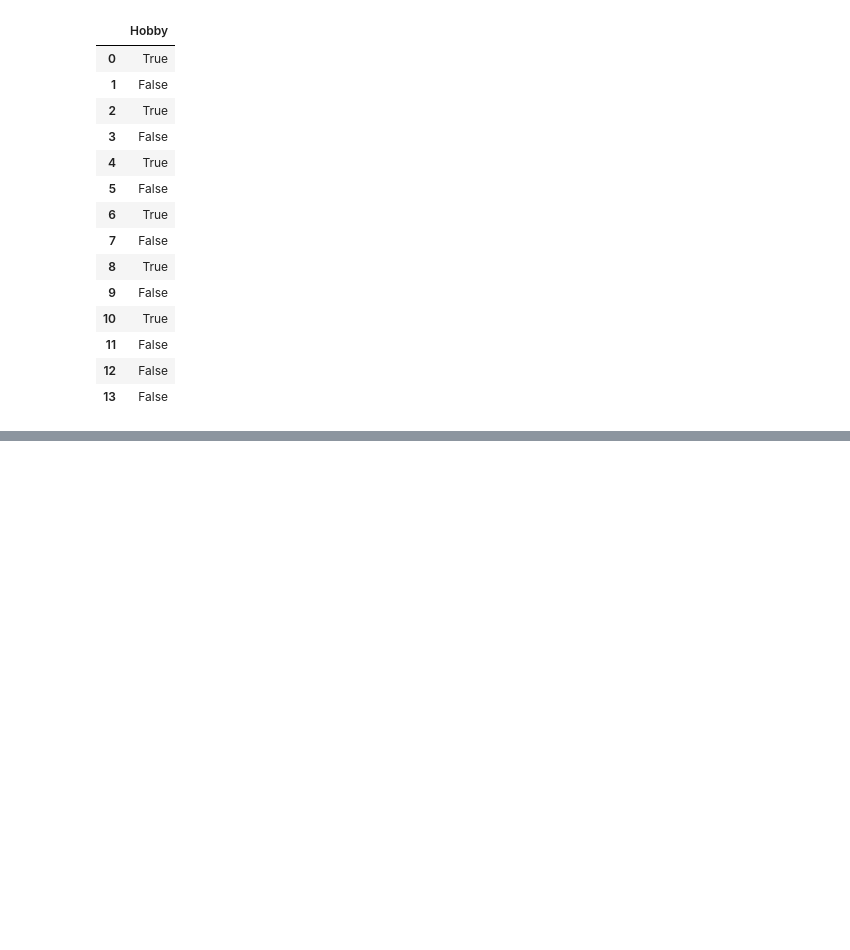
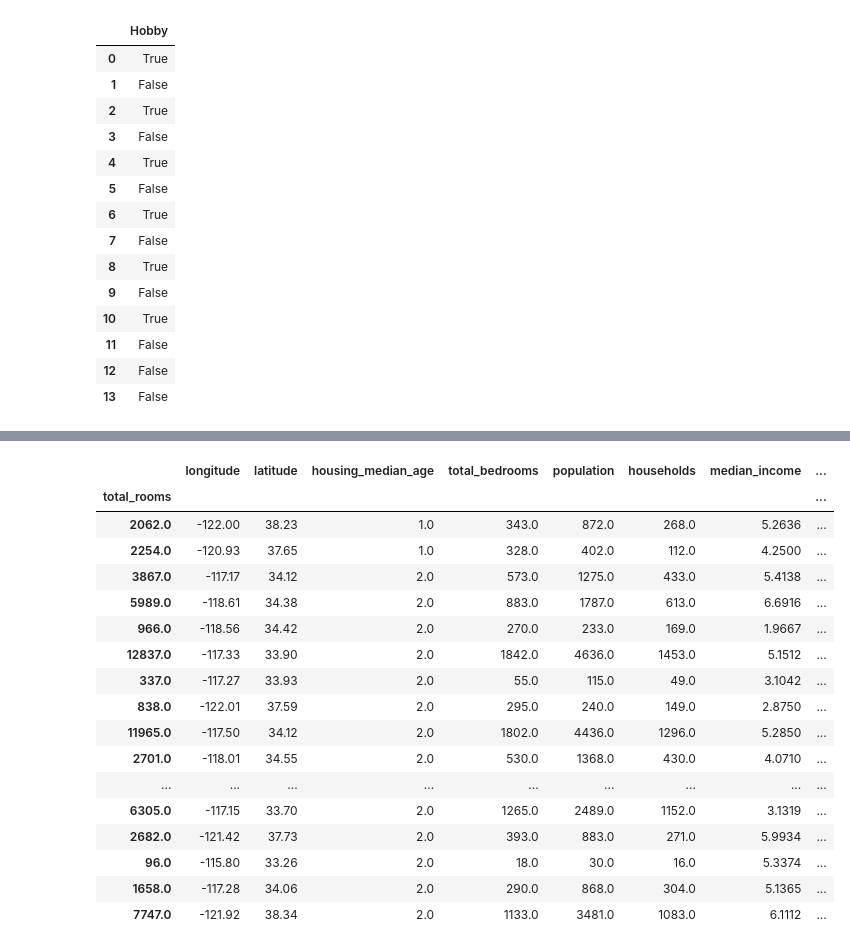
Before and after one commit to christinezuzart/Learning, a Jupyter notebook: Pandas_Refresher.ipynb, the cells around one changed output, grey strips where cells are left out. Cells and saved outputs as stored; diff of their text form; code cells hidden in the pictures; blank space fills up the shorter version.

```diff
--- a/Pandas_Refresher.ipynb
+++ b/Pandas_Refresher.ipynb
@@ -887,0 +1106,21 @@ df_sample
+# %%
+df.sort_values(by='housing_median_age').head(50)
+# %% [output]
+|  | longitude | latitude | housing_median_age | total_bedrooms | population | households | median_income | ... |
+| total_rooms |  |  |  |  |  |  |  | ... |
+| 2062.0 | -122.00 | 38.23 | 1.0 | 343.0 | 872.0 | 268.0 | 5.2636 | ... |
+| 2254.0 | -120.93 | 37.65 | 1.0 | 328.0 | 402.0 | 112.0 | 4.2500 | ... |
+| 3867.0 | -117.17 | 34.12 | 2.0 | 573.0 | 1275.0 | 433.0 | 5.4138 | ... |
+| 5989.0 | -118.61 | 34.38 | 2.0 | 883.0 | 1787.0 | 613.0 | 6.6916 | ... |
+| 966.0 | -118.56 | 34.42 | 2.0 | 270.0 | 233.0 | 169.0 | 1.9667 | ... |
+| 12837.0 | -117.33 | 33.90 | 2.0 | 1842.0 | 4636.0 | 1453.0 | 5.1512 | ... |
+| 337.0 | -117.27 | 33.93 | 2.0 | 55.0 | 115.0 | 49.0 | 3.1042 | ... |
+| 838.0 | -122.01 | 37.59 | 2.0 | 295.0 | 240.0 | 149.0 | 2.8750 | ... |
+| 11965.0 | -117.50 | 34.12 | 2.0 | 1802.0 | 4436.0 | 1296.0 | 5.2850 | ... |
+| 2701.0 | -118.01 | 34.55 | 2.0 | 530.0 | 1368.0 | 430.0 | 4.0710 | ... |
+| ... | ... | ... | ... | ... | ... | ... | ... | ... |
+| 6305.0 | -117.15 | 33.70 | 2.0 | 1265.0 | 2489.0 | 1152.0 | 3.1319 | ... |
+| 2682.0 | -121.42 | 37.73 | 2.0 | 393.0 | 883.0 | 271.0 | 5.9934 | ... |
+| 96.0 | -115.80 | 33.26 | 2.0 | 18.0 | 30.0 | 16.0 | 5.3374 | ... |
+| 1658.0 | -117.28 | 34.06 | 2.0 | 290.0 | 868.0 | 304.0 | 5.1365 | ... |
+| 7747.0 | -121.92 | 38.34 | 2.0 | 1133.0 | 3481.0 | 1083.0 | 6.1112 | ... |
```
Also changed, not shown: parts of 83 cells of this notebook.
